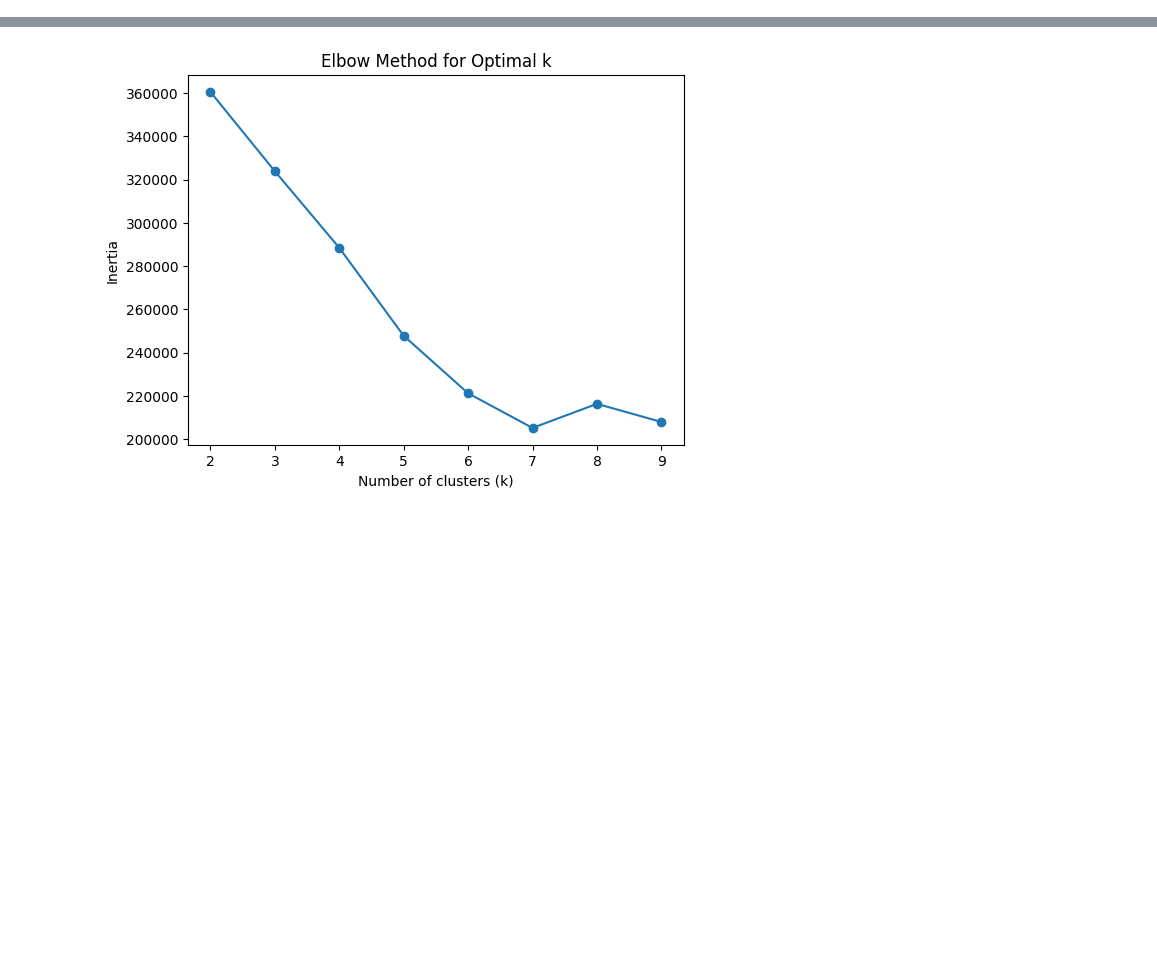
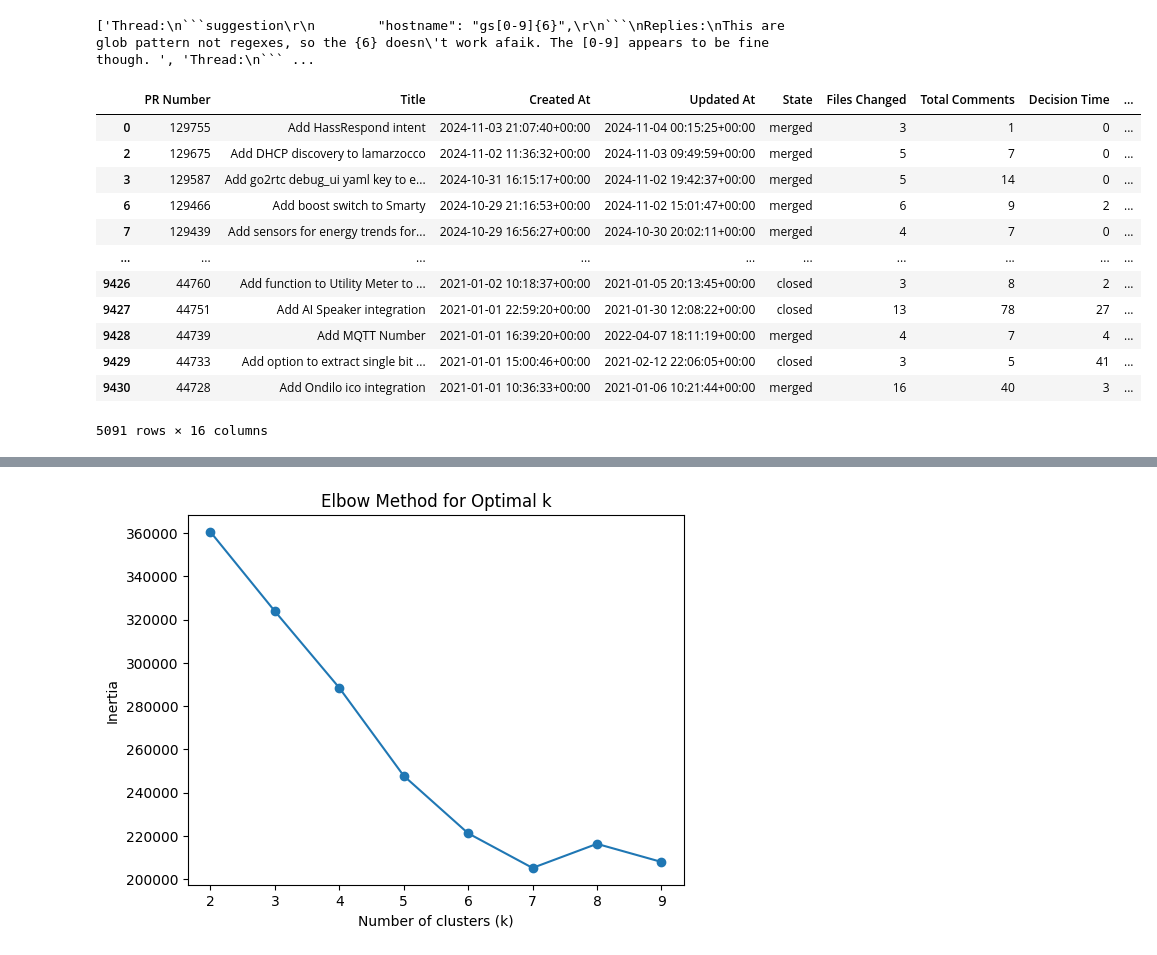
Before and after one commit to Jiangonal/HA-Eco-1, a Jupyter notebook: clustering.ipynb, the cells around one changed output, grey strips where cells are left out. Saved outputs shown, nothing was run; the diff lists cells and outputs as text; code cells hidden in the pictures; blank space fills up the shorter version.

````diff
--- a/clustering.ipynb
+++ b/clustering.ipynb
@@ -30,0 +23,6 @@ df.head()
+# %%
+df= pd.read_csv('pull_requests_filtered_raw.csv')
+df['comments'] = df['comments'].apply(lambda x: ast.literal_eval(x) if isinstance(x, str) else x)
+df['comments'] = df['comments'].apply(lambda comments: [item for item in comments if item['type'] != 'issue'] if type(comments) is not float else comments)
+df = df[df['comments'].apply(lambda x: isinstance(x, list) and len(x) > 0)]
+df.head()
@@ -30,0 +38,47 @@ df.head()
+# %%
+def extract_text(comment_thread):
+    conversation = []
+    for comment in comment_thread:
+        main_comment = comment.get('comment', {}).get('body', '')
+
+        # Extract replies' bodies
+        replies = comment.get('replies', [])
+        reply_bodies = [reply.get('body', '') for reply in replies]
+
+        # Combine the main comment and all replies into one string
+        combined_text = "Thread:\n" + main_comment + "\nReplies:\n" + "\n".join(reply_bodies)
+        conversation.append(combined_text)
+    return conversation
+# Apply the function to extract text from the comments column
+df['processed_comments'] = df['comments'].apply(extract_text)
+print(df['processed_comments'].iloc[1])
+# %% [output]
+['Thread:\n```suggestion\r\n        "hostname": "gs[0-9]{6}",\r\n```\nReplies:\nThis are glob pattern not regexes, so the {6} doesn\'t work afaik. The [0-9] appears to be fine though. ', 'Thread:\n``` ...
+# %%
+def clean_comments(comments):
+    try:
+
+
+        combined_text = " ".join(comments)
+        return combined_text
+    except (ValueError, SyntaxError):
+        # Return an empty string if there's an issue
+        return ""
+
+# Apply the function to the dataset
+df['processed_comments'] = df['processed_comments'].apply(clean_comments)
+df
+# %% [output]
+|  | PR Number | Title | Created At | Updated At | State | Files Changed | Total Comments | Decision Time | ... |
+| 0 | 129755 | Add HassRespond intent | 2024-11-03 21:07:40+00:00 | 2024-11-04 00:15:25+00:00 | merged | 3 | 1 | 0 | ... |
+| 2 | 129675 | Add DHCP discovery to lamarzocco | 2024-11-02 11:36:32+00:00 | 2024-11-03 09:49:59+00:00 | merged | 5 | 7 | 0 | ... |
+| 3 | 129587 | Add go2rtc debug_ui yaml key to e... | 2024-10-31 16:15:17+00:00 | 2024-11-02 19:42:37+00:00 | merged | 5 | 14 | 0 | ... |
+| 6 | 129466 | Add boost switch to Smarty | 2024-10-29 21:16:53+00:00 | 2024-11-02 15:01:47+00:00 | merged | 6 | 9 | 2 | ... |
+| 7 | 129439 | Add sensors for energy trends for... | 2024-10-29 16:56:27+00:00 | 2024-10-30 20:02:11+00:00 | merged | 4 | 7 | 0 | ... |
+| ... | ... | ... | ... | ... | ... | ... | ... | ... | ... |
+| 9426 | 44760 | Add function to Utility Meter to ... | 2021-01-02 10:18:37+00:00 | 2021-01-05 20:13:45+00:00 | closed | 3 | 8 | 2 | ... |
+| 9427 | 44751 | Add AI Speaker integration | 2021-01-01 22:59:20+00:00 | 2021-01-30 12:08:22+00:00 | closed | 13 | 78 | 27 | ... |
+| 9428 | 44739 | Add MQTT Number | 2021-01-01 16:39:20+00:00 | 2022-04-07 18:11:19+00:00 | merged | 4 | 7 | 4 | ... |
+| 9429 | 44733 | Add option to extract single bit ... | 2021-01-01 15:00:46+00:00 | 2021-02-12 22:06:05+00:00 | closed | 3 | 5 | 41 | ... |
+| 9430 | 44728 | Add Ondilo ico integration | 2021-01-01 10:36:33+00:00 | 2021-01-06 10:21:44+00:00 | merged | 16 | 40 | 3 | ... |
+5091 rows × 16 columns
````
Also changed, not shown: parts of 19 cells of this notebook, 5 other files.
